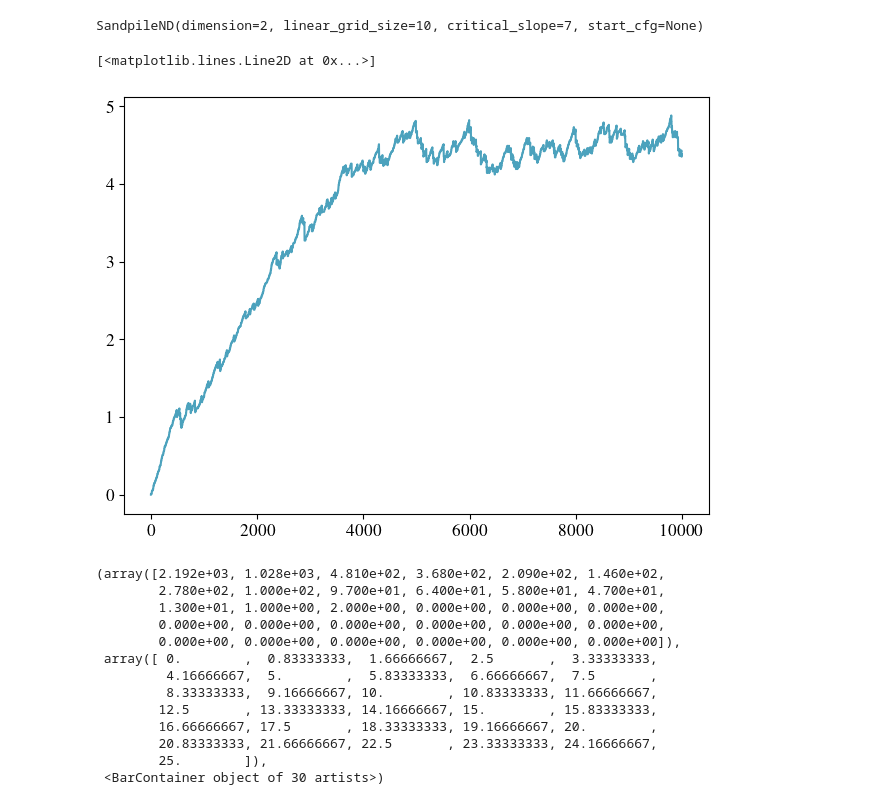
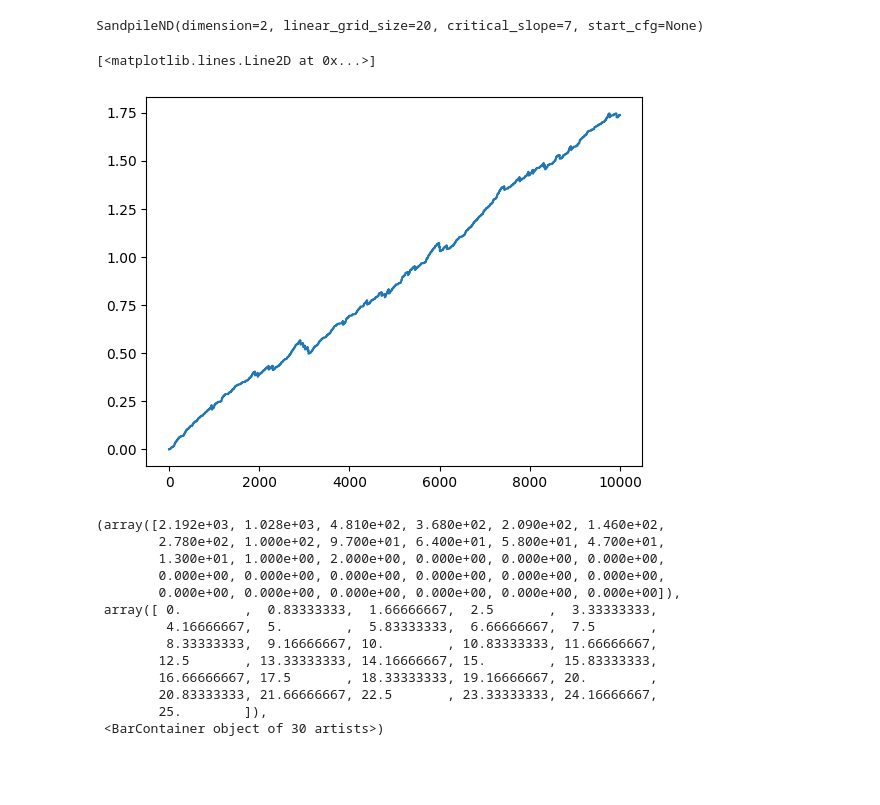
Before and after one commit to GabrielRemi/Sandpile, a Jupyter notebook: Code/sandpile_nd_test.ipynb, the cells around one changed output. Saved outputs shown, nothing was run; the diff lists cells and outputs as text; code cells hidden in the pictures; blank space fills up the shorter version.

```diff
--- a/Code/sandpile_nd_test.ipynb
+++ b/Code/sandpile_nd_test.ipynb
@@ -62,16 +30,16 @@ KeyError: 140330331099392
 # %%
 from sandpile import *
 import matplotlib.pyplot as plt
 
 
-system = SandpileND.load_from_file("test.data")
+system = SandpileND.load_from_file("data2")
 print(system)
 
-plt.plot(range(TIME_STEPS), system.average_slopes)
+plt.plot(range(system.average_slopes.__len__()), system.average_slopes)
 # %% [output]
-SandpileND(dimension=2, linear_grid_size=10, critical_slope=7, start_cfg=None)
+SandpileND(dimension=2, linear_grid_size=20, critical_slope=7, start_cfg=None)
 [<matplotlib.lines.Line2D at 0x...>]
-[figure, old version]
+[figure, new version]
 # %%
 
 sizes = np.zeros(len(system.avalanches))
```
Also changed, not shown: parts of 2 cells of this notebook.
